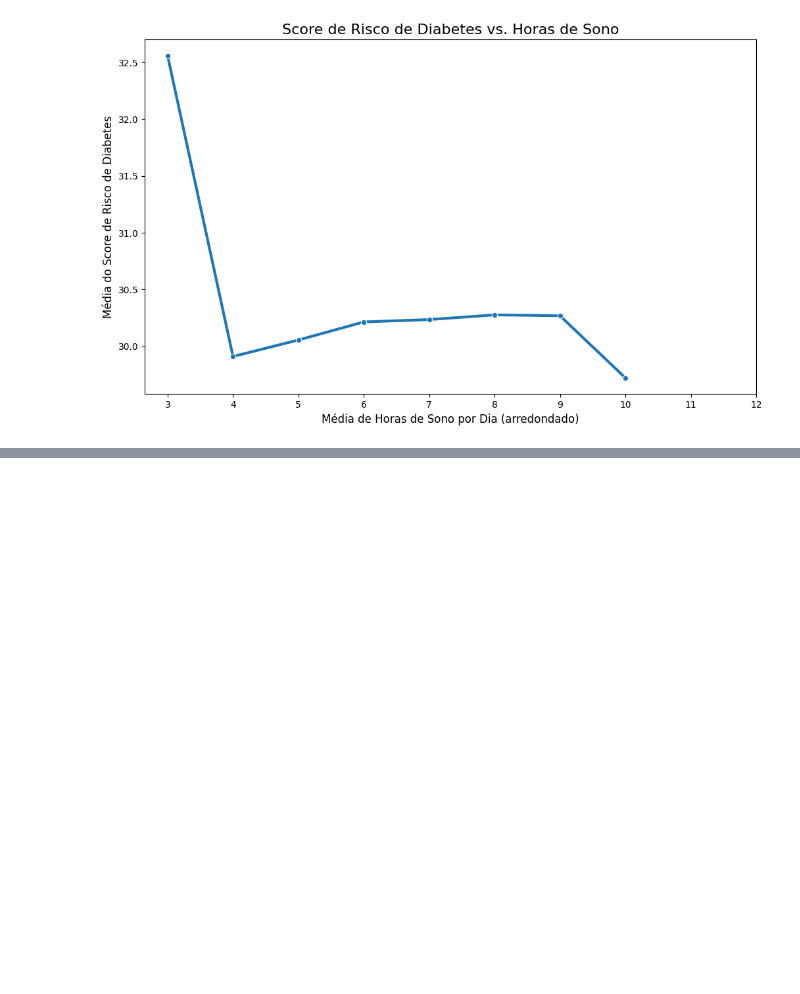
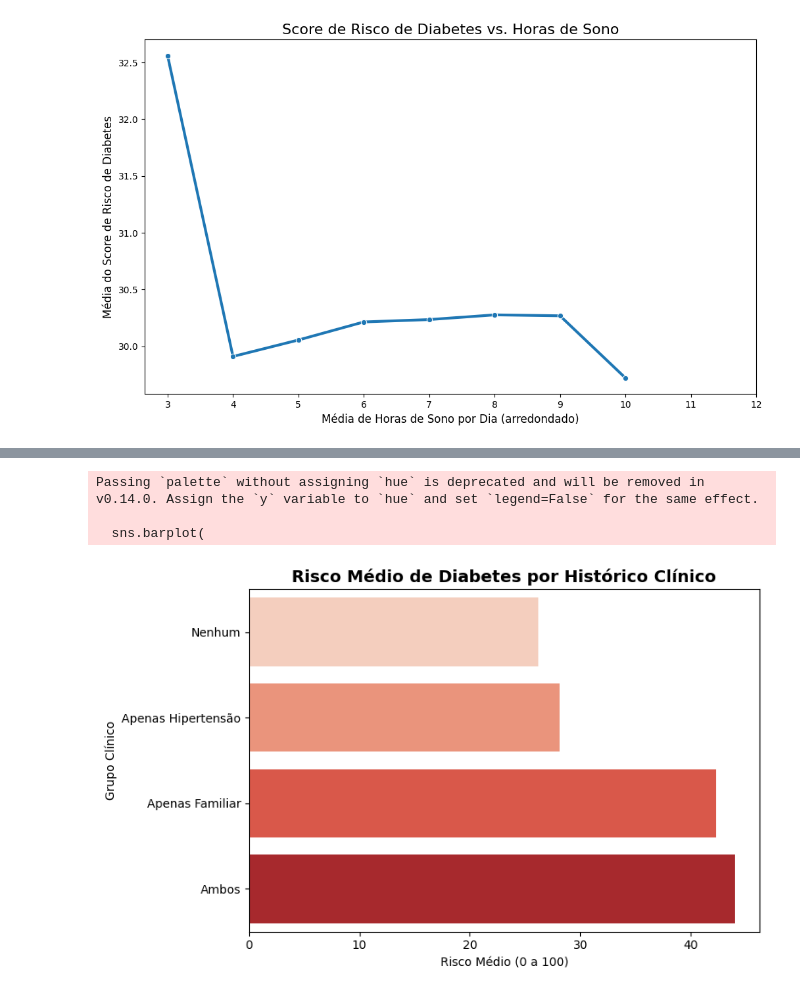
Before and after one commit to EvertonTeix/CdD_2025.2, a Jupyter notebook: notebooks/dataset_diabetes_EVERTON.ipynb, the cells around one changed output, grey strips where cells are left out. Drawn from its saved outputs; the diff is of its cells as text; code cells hidden in the pictures; blank space fills up the shorter version.

```diff
--- a/notebooks/dataset_diabetes_EVERTON.ipynb
+++ b/notebooks/dataset_diabetes_EVERTON.ipynb
@@ -443,0 +426,40 @@ plt.show()
+# %%
+from sklearn.preprocessing import MinMaxScaler
+
+os.makedirs(os.path.join(FIGURES_PATH, 'pergunta07'), exist_ok=True)
+
+# Criando grupos clínicos combinados
+df['historico_grupo'] = df.apply(
+    lambda x:
+        'Nenhum' if (x['family_history_diabetes'] == 0 and x['hypertension_history'] == 0)
+        else 'Apenas Familiar' if (x['family_history_diabetes'] == 1 and x['hypertension_history'] == 0)
+        else 'Apenas Hipertensão' if (x['family_history_diabetes'] == 0 and x['hypertension_history'] == 1)
+        else 'Ambos'
+    , axis=1
+)
+
+# Cálculo do risco médio
+risk_hist = df.groupby('historico_grupo')['diabetes_risk_score'].mean().reset_index()
+
+# Ordenando do menor para maior risco
+risk_hist = risk_hist.sort_values(by='diabetes_risk_score')
+
+plt.figure(figsize=(8,5))
+sns.barplot(
+    data=risk_hist,
+    x='diabetes_risk_score',
+    y='historico_grupo',
+    palette='Reds'
+)
+
+plt.title('Risco Médio de Diabetes por Histórico Clínico', fontsize=14, weight='bold')
+plt.xlabel('Risco Médio (0 a 100)')
+plt.ylabel('Grupo Clínico')
+plt.tight_layout()
+plt.savefig(os.path.join(FIGURES_PATH, 'pergunta07', 'risco_historico_clinico.png'), dpi=300, bbox_inches='tight')
+plt.show()
+# %% [output]
+Passing `palette` without assigning `hue` is deprecated and will be removed in v0.14.0. Assign the `y` variable to `hue` and set `legend=False` for the same effect.
+
+  sns.barplot(
+[figure, added]
```
Also changed, not shown: parts of 18 cells of this notebook, 5 other files.
